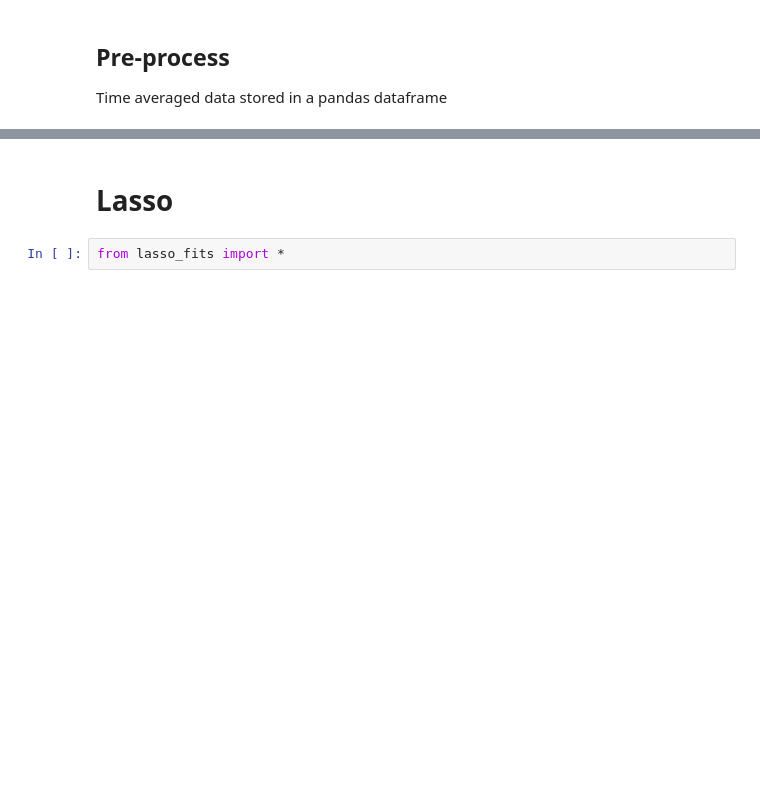
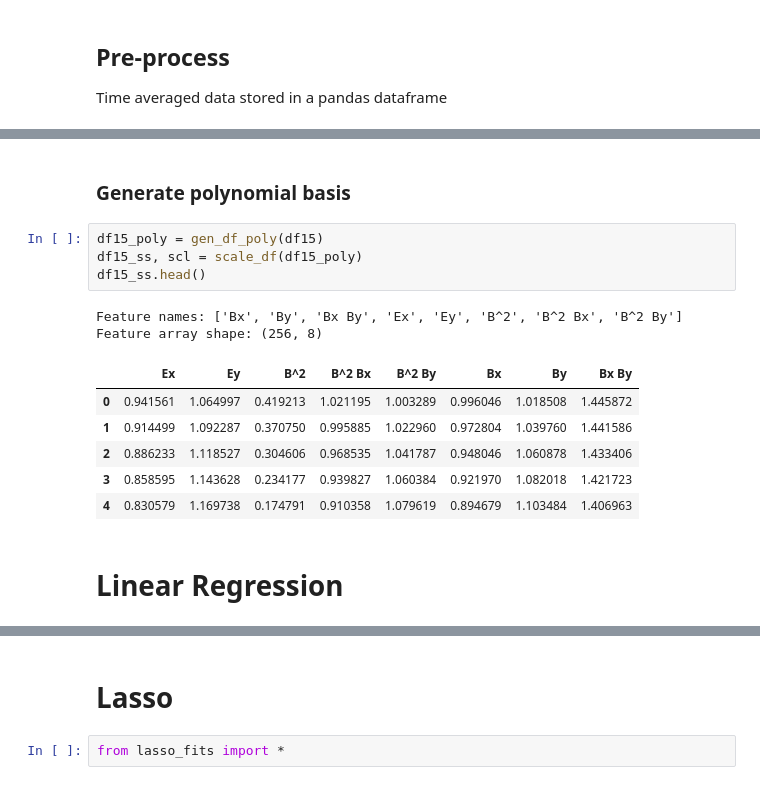
Before and after one commit to fnauman/ML_alpha2, a Jupyter notebook: rfandlasso_vertical_poly.ipynb, the cells around one changed output, grey strips where cells are left out. Saved outputs shown, nothing was run; the diff lists cells and outputs as text; blank space fills up the shorter version.

```diff
--- a/rfandlasso_vertical_poly.ipynb
+++ b/rfandlasso_vertical_poly.ipynb
@@ -43,0 +42,17 @@ df05 = gen_df_tave(fname=pth + 'mfields_R5e2.npz',t1=4000,t2=5000,verbose=0)
+# %% [markdown]
+### Generate polynomial basis
+# %%
+df15_poly = gen_df_poly(df15)
+df15_ss, scl = scale_df(df15_poly)
+df15_ss.head()
+# %% [output]
+Feature names: ['Bx', 'By', 'Bx By', 'Ex', 'Ey', 'B^2', 'B^2 Bx', 'B^2 By']
+Feature array shape: (256, 8)
+|  | Ex | Ey | B^2 | B^2 Bx | B^2 By | Bx | By | Bx By |
+| 0 | 0.941561 | 1.064997 | 0.419213 | 1.021195 | 1.003289 | 0.996046 | 1.018508 | 1.445872 |
+| 1 | 0.914499 | 1.092287 | 0.370750 | 0.995885 | 1.022960 | 0.972804 | 1.039760 | 1.441586 |
+| 2 | 0.886233 | 1.118527 | 0.304606 | 0.968535 | 1.041787 | 0.948046 | 1.060878 | 1.433406 |
+| 3 | 0.858595 | 1.143628 | 0.234177 | 0.939827 | 1.060384 | 0.921970 | 1.082018 | 1.421723 |
+| 4 | 0.830579 | 1.169738 | 0.174791 | 0.910358 | 1.079619 | 0.894679 | 1.103484 | 1.406963 |
+# %% [markdown]
+# Linear Regression
```
Also changed, not shown: parts of 25 cells of this notebook, 5 other files.
